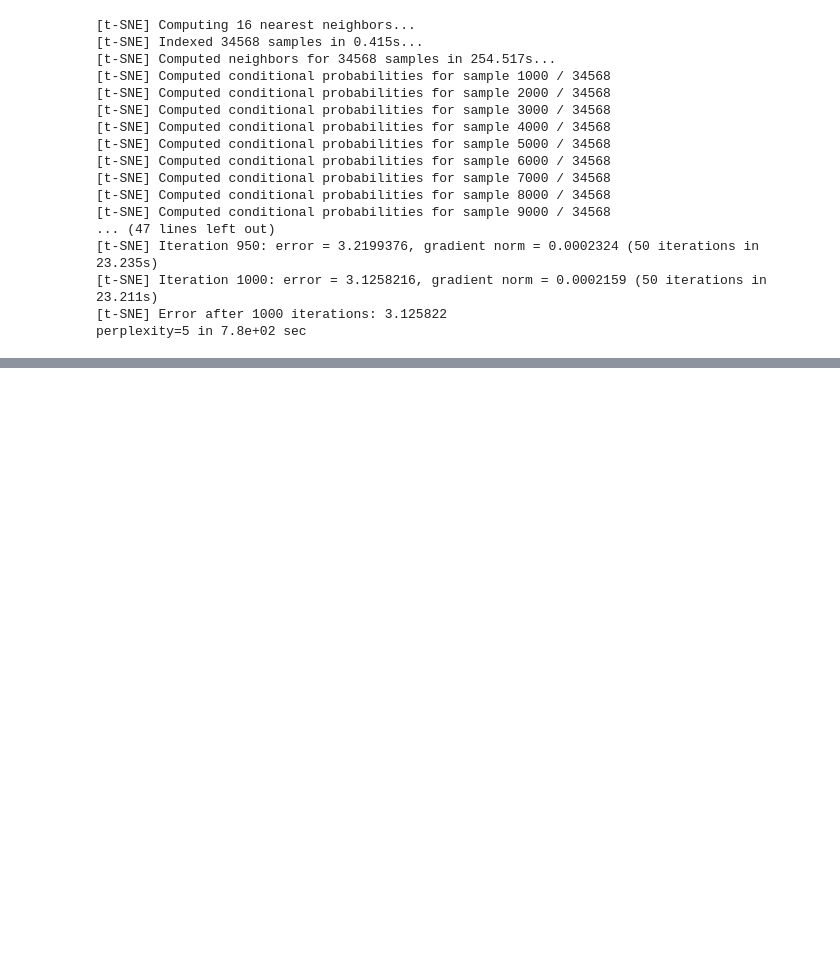
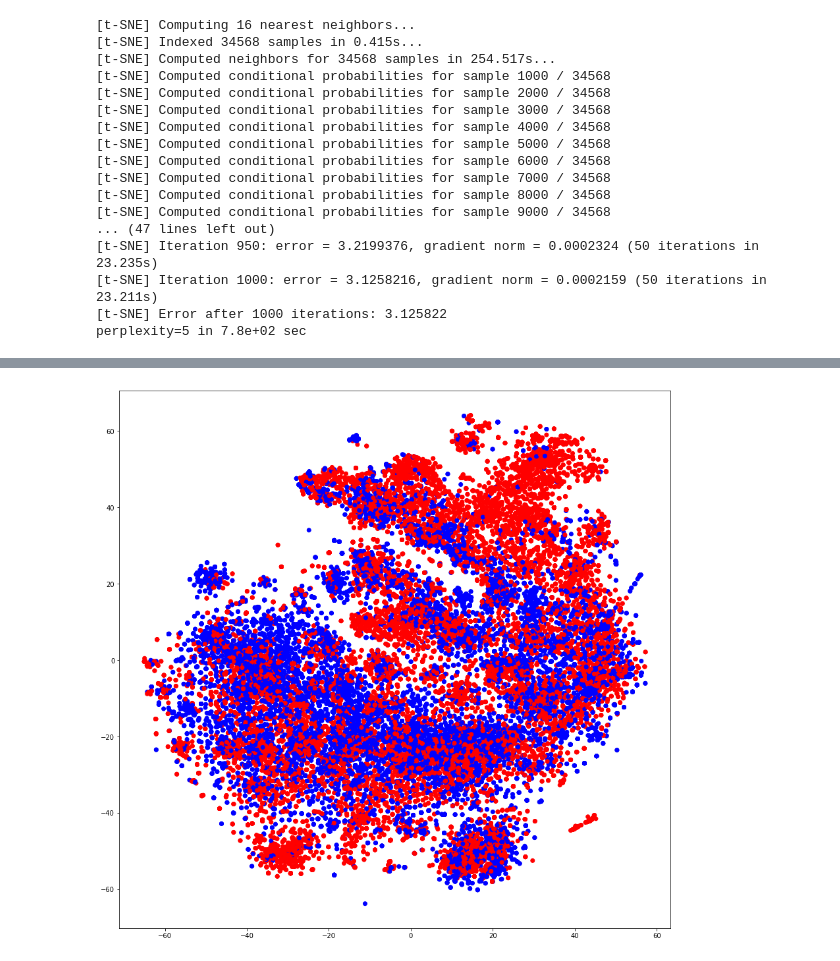
Before and after one commit to cdmatters/automatic_documentation, a Jupyter notebook: DataExplore.ipynb, the cells around one changed output, grey strips where cells are left out. Saved outputs shown, nothing was run; the diff lists cells and outputs as text; code cells hidden in the pictures; blank space fills up the shorter version.

```diff
--- a/DataExplore.ipynb
+++ b/DataExplore.ipynb
@@ -588,0 +709,4 @@ print(set(L2))
+# %%
+plot_scatter(TSNE_results[-1][0], L3)
+# %% [output]
+[figure, added]
```
Also changed, not shown: parts of 12 cells of this notebook.
